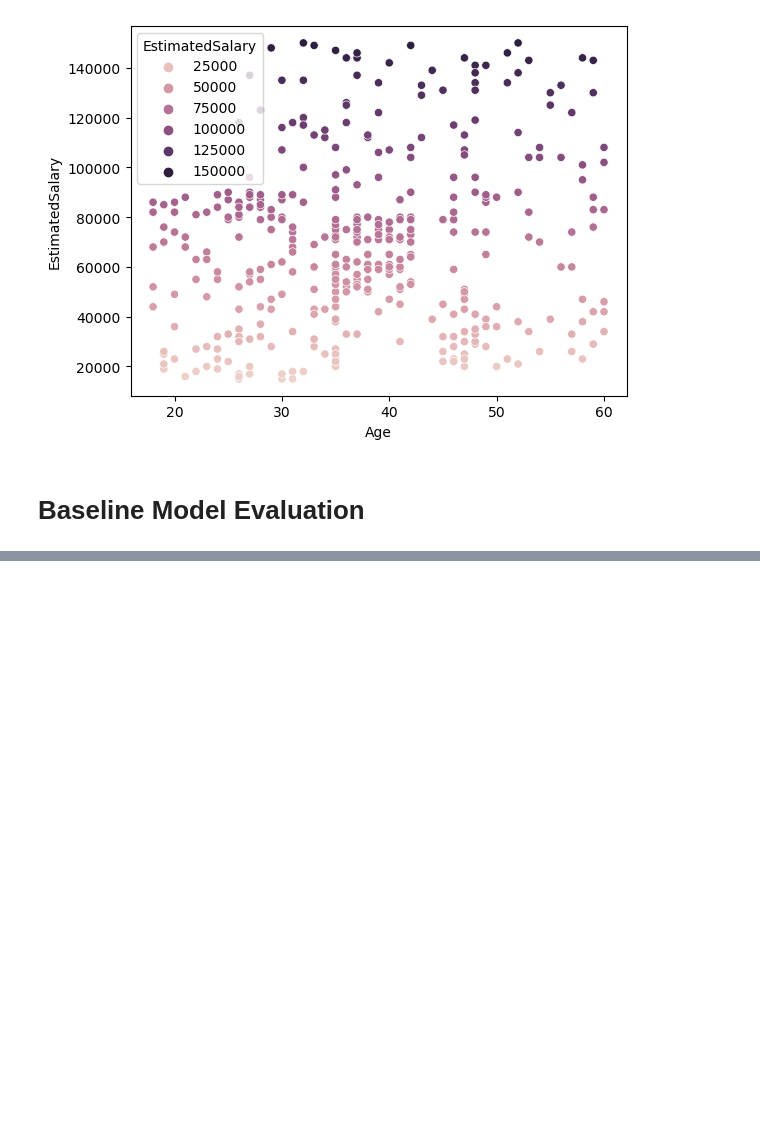
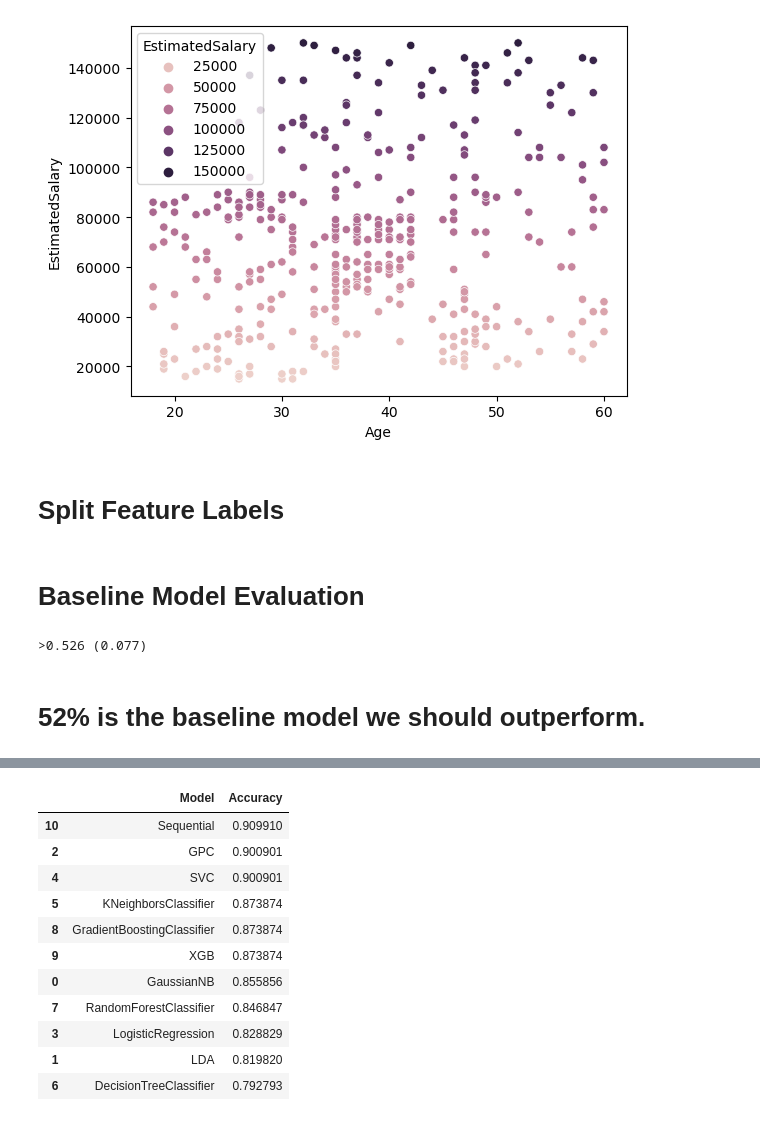
Before and after one commit to MaukanMir/Consumer-Buying-Behavior, a Jupyter notebook: training.ipynb, the cells around one changed output, grey strips where cells are left out. Saved outputs shown, nothing was run; the diff lists cells and outputs as text; code cells hidden in the pictures; blank space fills up the shorter version.

Commit message:
added new models

```diff
--- a/training.ipynb
+++ b/training.ipynb
@@ -254,5 +251,21 @@ sns.scatterplot(data=df, x="Age", y ="EstimatedSalary", hue="EstimatedSalary")
 # %% [output]
 <Axes: xlabel='Age', ylabel='EstimatedSalary'>
 [figure]
+# %% [markdown]
+# Split Feature Labels
+# %%
+X,y = df.drop("Purchased", axis=1), df["Purchased"]
 # %% [markdown]
 # Baseline Model Evaluation
+# %%
+
+model = DummyClassifier(strategy="uniform")
+scores = evaluate_model(X,y, model)
+print('>%.3f (%.3f)' % (np.mean(scores), np.std(scores)))
+# %% [output]
+>0.526 (0.077)
+# %% [markdown]
+# 52% is the baseline model we should outperform.
+# %%
+spot_check_models(X, y)
+# %% [output]
@@ -258,0 +274,12 @@ sns.scatterplot(data=df, x="Age", y ="EstimatedSalary", hue="EstimatedSalary")
+|  | Model | Accuracy |
+| 10 | Sequential | 0.909910 |
+| 2 | GPC | 0.900901 |
+| 4 | SVC | 0.900901 |
+| 5 | KNeighborsClassifier | 0.873874 |
+| 8 | GradientBoostingClassifier | 0.873874 |
+| 9 | XGB | 0.873874 |
+| 0 | GaussianNB | 0.855856 |
+| 7 | RandomForestClassifier | 0.846847 |
+| 3 | LogisticRegression | 0.828829 |
+| 1 | LDA | 0.819820 |
+| 6 | DecisionTreeClassifier | 0.792793 |
```
Also changed, not shown: parts of 2 cells of this notebook.
